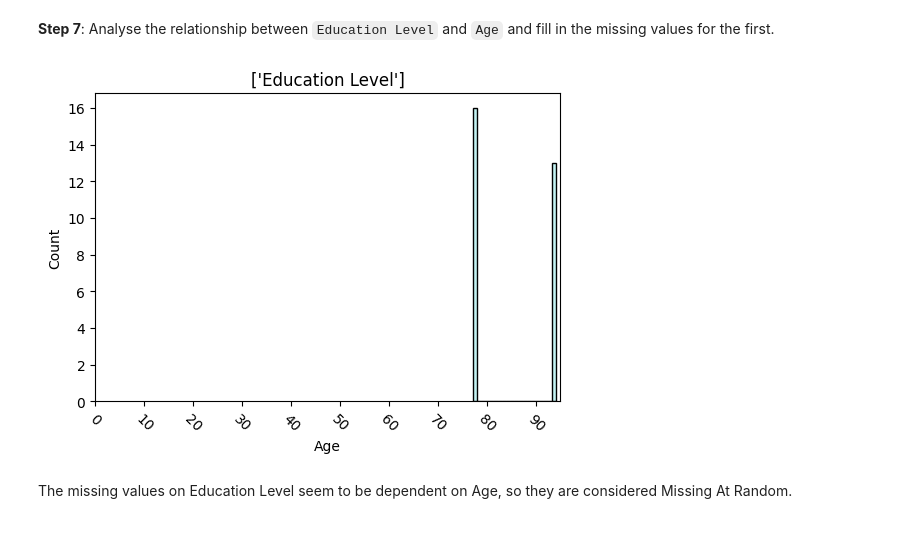
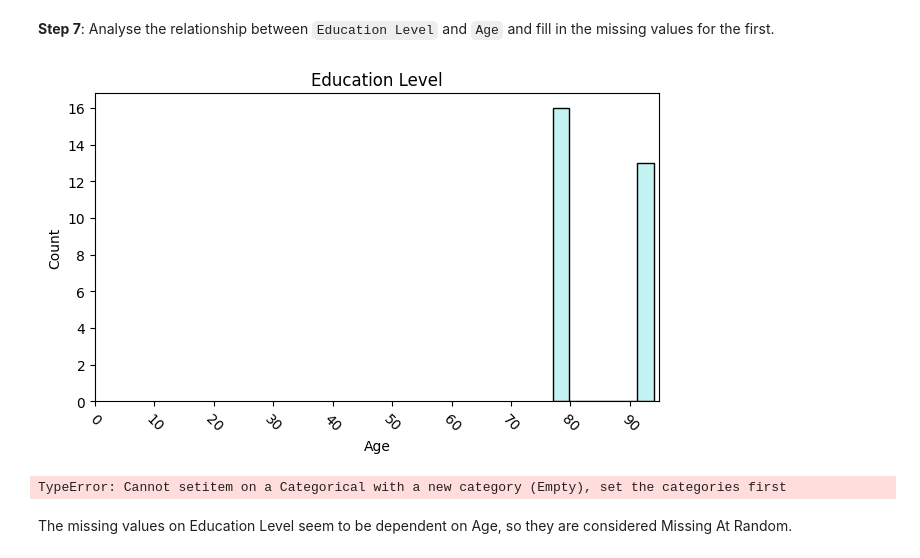
Before and after one commit to amdbsilva/pre-processing, a Jupyter notebook: projeto de datapreprocessing.ipynb, the cells around one changed output. Cells and saved outputs as stored; diff of their text form; code cells hidden in the pictures.

```diff
--- a/projeto de datapreprocessing.ipynb
+++ b/projeto de datapreprocessing.ipynb
@@ -403,19 +429,56 @@ dtypes: datetime64[ns](1), float64(4), int64(2), object(8)
 memory usage: 1.5+ MB
 # %% [markdown]
 **Step 7**: Analyse the relationship between `Education Level` and `Age` and fill in the missing values for the first.
+# %%
+import pandas as pd
+import numpy as np
+import matplotlib.pyplot as plt
+import seaborn as sns
+
+# ... (data definition assumed) ...
+
+# Create two subplots, ax is an array [ax[0], ax[1]]
+fig, ax = plt.subplots(1, 2, figsize=(16, 4))
+
+# Target the first subplot
+target_ax = ax[0]
+
+col = 'Education Level'
+color = 'paleturquoise'
+
+hist_data = na_analysis[na_analysis[col] == 'Empty']['Age']
+
+# Use target_ax for plotting
+sns.histplot(hist_data, ax=target_ax, color=color)
+
+# Use target_ax for setting ticks and titles
+if not hist_data.empty:
+    max_age = hist_data.max()
+    target_ax.set_xticks(np.arange(0, max_age + 6, 10))
+
+target_ax.tick_params(axis='x', labelrotation=-45)
+target_ax.set_title(col)
+
+# Hide the unused second subplot
+ax[1].set_visible(False)
+
+plt.show()
+# %% [output]
+[figure, added]
 # %%
-na_analysis = data.copy()
-na_analysis['Education Level'] = na_analysis['Education Level'].fillna('Empty')
-ages_empty = na_analysis.loc[na_analysis['Education Level'] == 'Empty', 'Age']
-fig, ax = plt.subplots(1,1, figsize = (6,4))
-col = ['Education Level']
-sns.histplot(ages_empty, ax=ax, color='paleturquoise', bins = 20)
-ax.set_xticks(np.arange(0, ages_empty.max() + 6, 10))
+na_analysis = data[['Age', 'Education Level']].fillna('Empty')
+fig, ax = plt.subplots(figsize=(16,4))
+
+col = 'Education Level'
+color='paleturquoise'
+hist_data = na_analysis[na_analysis[col] == 'Empty']['Age']
+sns.histplot(hist_data, ax=ax, x='Age', color=color)
+ax.set_xticks(np.arange(0,hist_data.sort_values(by='Age').iloc[-1,0]+6,10))
 ax.tick_params(axis='x', labelrotation=-45)
 ax.set_title(col)
 plt.show()
 # %% [output]
-[figure, removed]
+TypeError: Cannot setitem on a Categorical with a new category (Empty), set the categories first
 # %% [markdown]
 The missing values on Education Level seem to be dependent on Age, so they are considered Missing At Random.
 # %%
```
Also changed, not shown: parts of 13 cells of this notebook.
